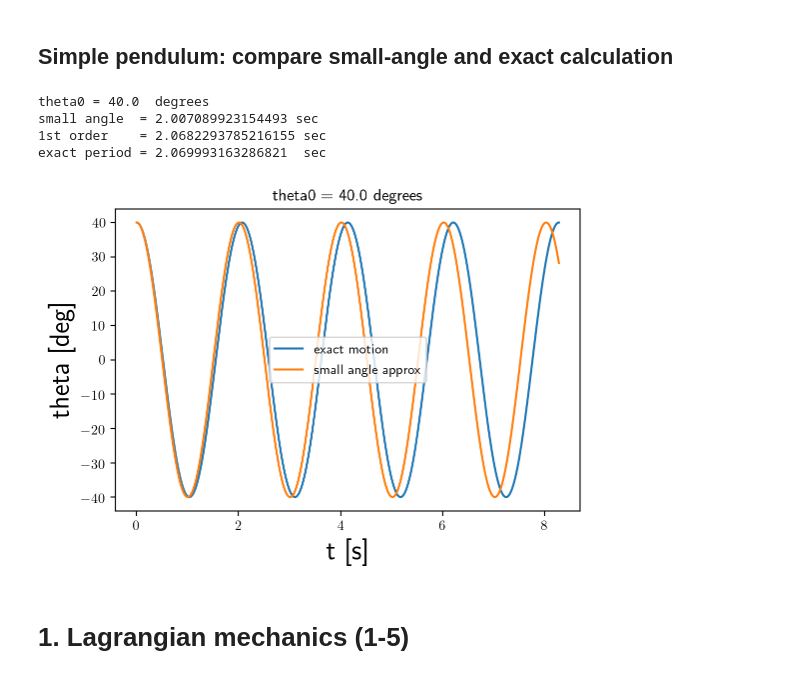
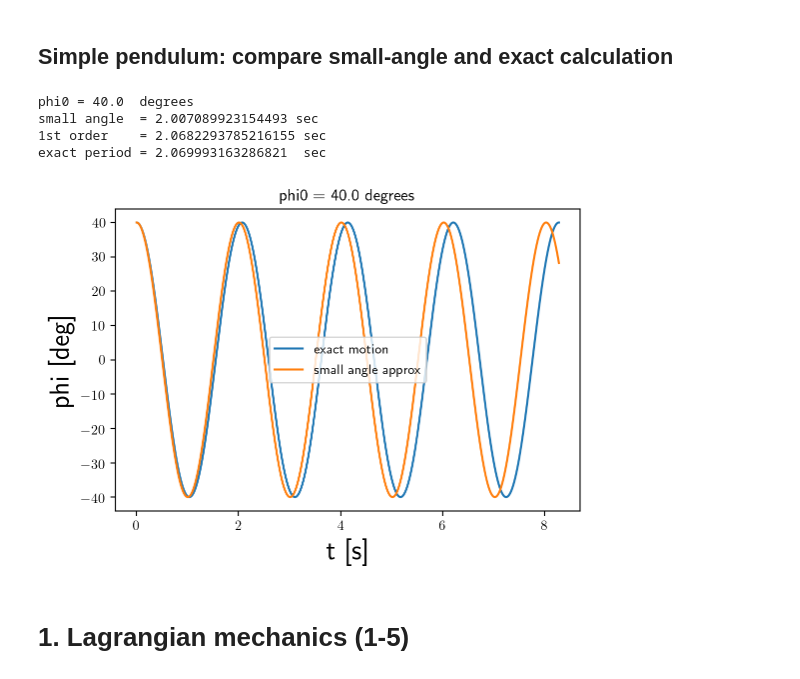
Before and after one commit to josephromano/josephromano.github.io, a Jupyter notebook: PHYS5306/notes/workbook.ipynb, the cells around one changed output. Cells and saved outputs as stored; diff of their text form; code cells hidden in the pictures.

Commit message:
changed theta to phi

```diff
--- a/PHYS5306/notes/workbook.ipynb
+++ b/PHYS5306/notes/workbook.ipynb
@@ -464,11 +464,11 @@ Text(0, 0.5, '$y$')
 # see L&L prob 11.1' K&S prob 1.7
 
 # choose maximum angle phi0 (E = mgl(1-cos(phi0)))
-theta0 = np.deg2rad(40)
-print('theta0 =', np.rad2deg(theta0), ' degrees')
+phi0 = np.deg2rad(40)
+print('phi0 =', np.rad2deg(phi0), ' degrees')
 
 # modulus k
-k = np.sin(theta0/2)
+k = np.sin(phi0/2)
 m = k**2 # scipy has K(m) where m=k^2
 
 # constants
@@ -477,41 +477,41 @@ ell = 1 # m
 
 # small angle approximation angular frequency and period
 omega0 = np.sqrt(g/ell)
 P0 = 2*np.pi/omega0
 
 # actual period
 P = (4/omega0)*special.ellipk(m)
 
 # 1st order correction to the period
-P1 = P0*(1 + theta0**2/16)
+P1 = P0*(1 + phi0**2/16)
 
 # display periods
 print('small angle  =', P0, 'sec')
 print('1st order    =', P1, 'sec')
 print('exact period =', P, ' sec')
 
 # discrete times
 t = np.linspace(0, 4*P, 10000)
 
-# time evolution for theta
+# time evolution for phi
 x = omega0*t
 sn_x, cn_x, dn_x, ph_x = special.ellipj(x+omega0*P/4, m)
-theta = 2*np.arcsin(k*sn_x)
+phi = 2*np.arcsin(k*sn_x)
 
 # make plots
 plt.figure()
-plt.plot(t, np.rad2deg(theta), t, np.rad2deg(theta0)*np.cos(omega0*t))
+plt.plot(t, np.rad2deg(phi), t, np.rad2deg(phi0)*np.cos(omega0*t))
 plt.xlabel('t [s]', size=20)
-plt.ylabel('theta [deg]', size=20)
+plt.ylabel('phi [deg]', size=20)
 plt.legend(('exact motion', 'small angle approx'))
-titlestr = 'theta0 = ' + str(np.rad2deg(theta0)) + ' degrees'
+titlestr = 'phi0 = ' + str(np.rad2deg(phi0)) + ' degrees'
 _=plt.title(titlestr)
 # %% [output]
-theta0 = 40.0  degrees
+phi0 = 40.0  degrees
 small angle  = 2.007089923154493 sec
 1st order    = 2.0682293785216155 sec
 exact period = 2.069993163286821  sec
-[figure, old version]
+[figure, new version]
 # %% [markdown]
 # 1. Lagrangian mechanics (1-5)
 # %% [markdown]
```
Also changed, not shown: parts of 1 cell of this notebook, 1 other file.
